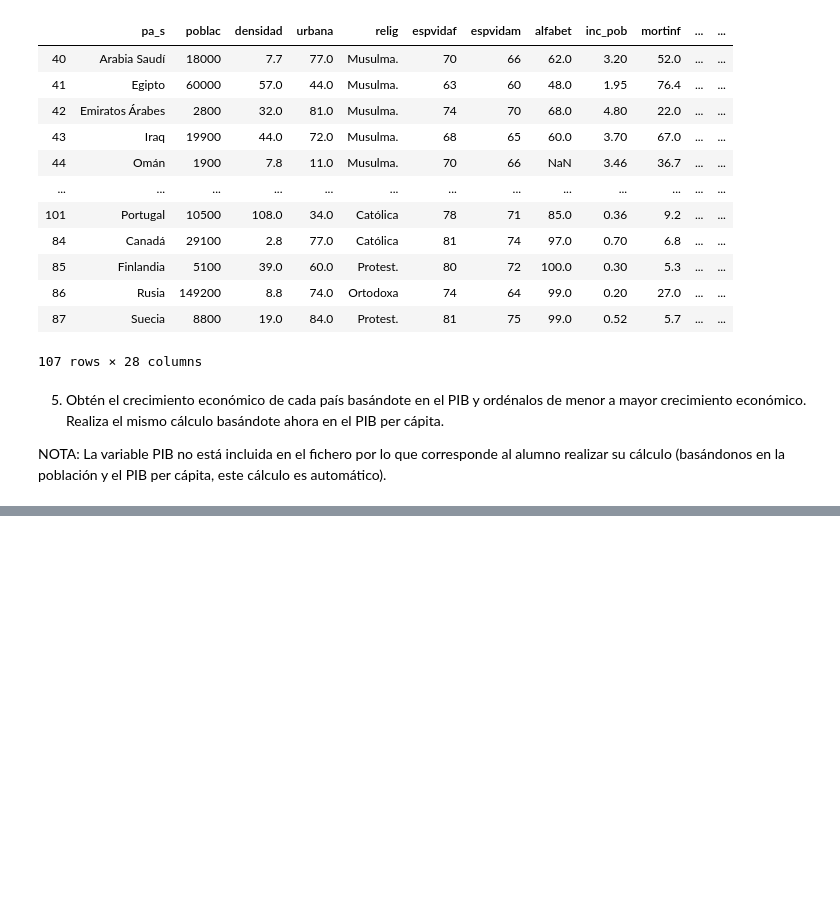
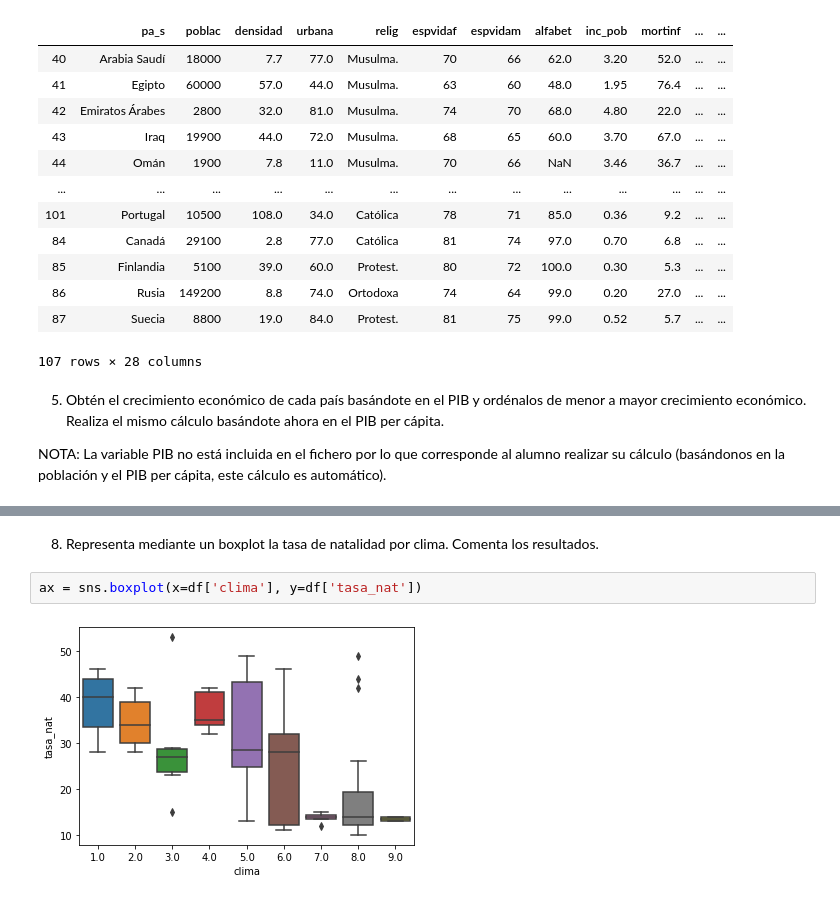
Before and after one commit to AnaFernandezCruz/ProgramacionOrientadaCD, a Jupyter notebook: PracticaPythonModoJesus.ipynb, the cells around one changed output, grey strips where cells are left out. Cells and saved outputs as stored; diff of their text form; blank space fills up the shorter version.

```diff
--- a/PracticaPythonModoJesus.ipynb
+++ b/PracticaPythonModoJesus.ipynb
@@ -216,0 +307,6 @@ NOTA: La variable PIB no está incluida en el fichero por lo que corresponde al
+# %% [markdown]
+8. Representa mediante un boxplot la tasa de natalidad por clima. Comenta los resultados.
+# %%
+ax = sns.boxplot(x=df['clima'], y=df['tasa_nat'])
+# %% [output]
+[figure, added]
```
Also changed, not shown: parts of 10 cells of this notebook.
